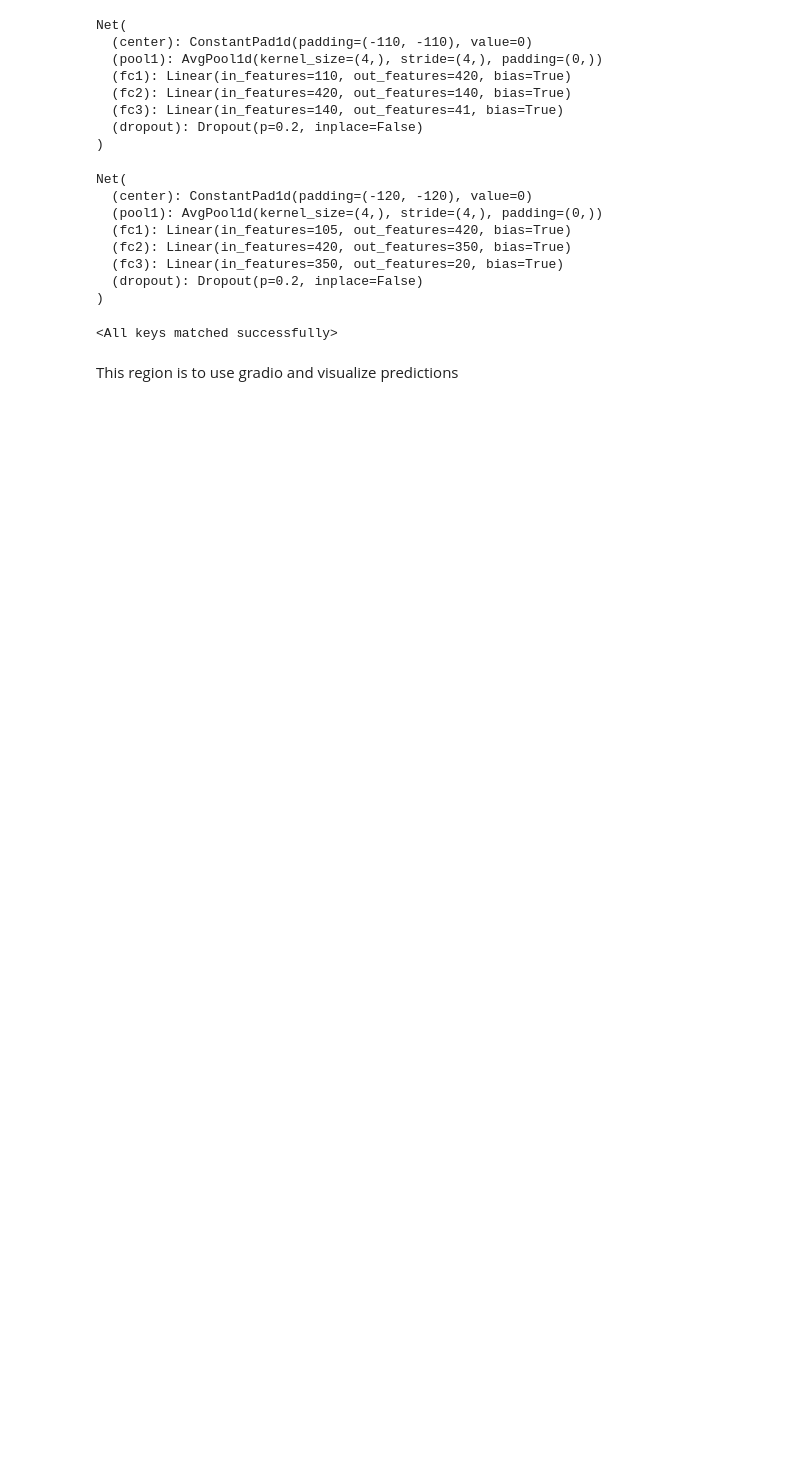
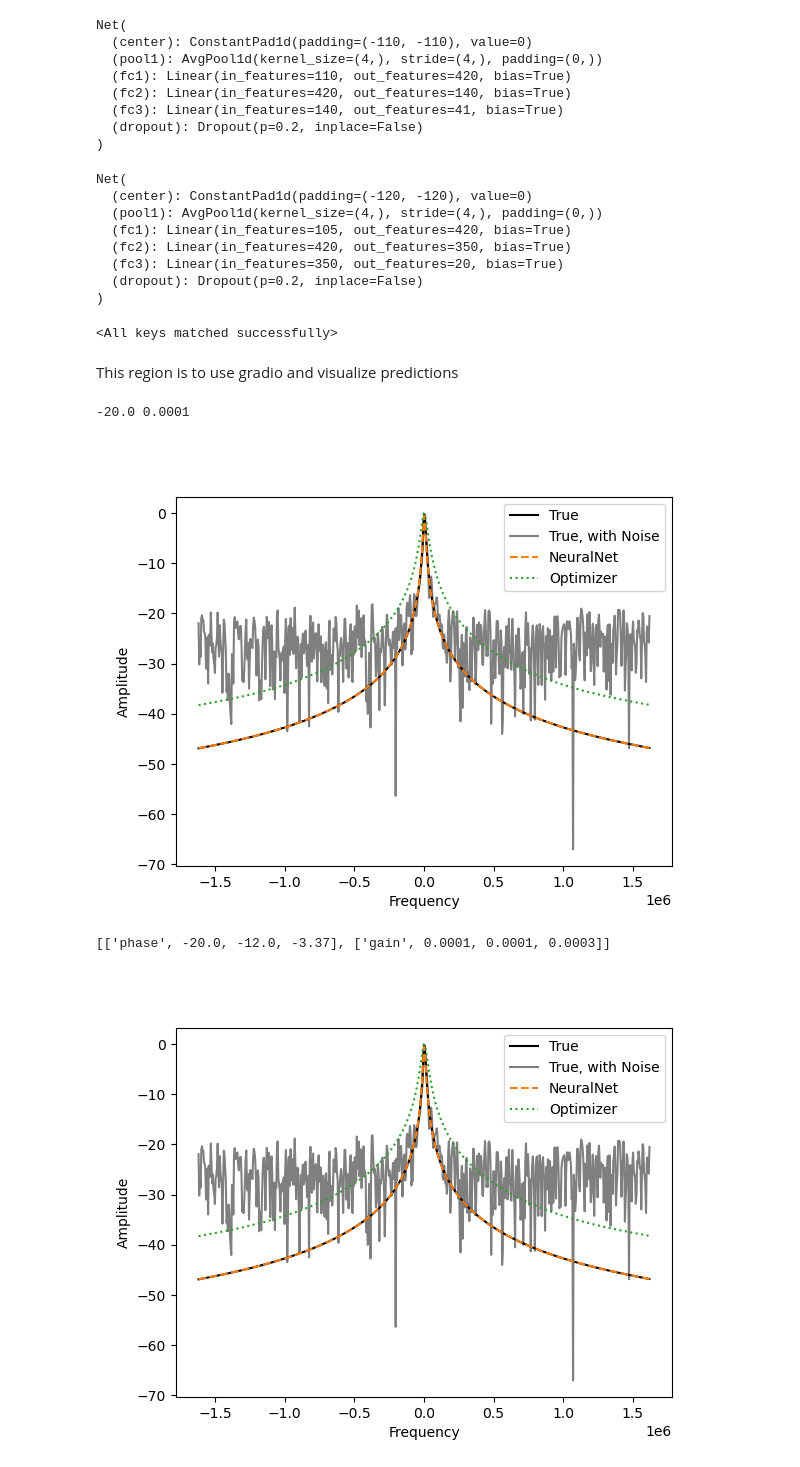
Before and after one commit to kiliakis/ML-LHC-closed-loop, a Jupyter notebook: classifier-demo.ipynb, the cells around one changed output. Cells and saved outputs as stored; diff of their text form; code cells hidden in the pictures; blank space fills up the shorter version.

```diff
--- a/classifier-demo.ipynb
+++ b/classifier-demo.ipynb
@@ -215,7 +218,6 @@ This region is to use gradio and visualize predictions
 # %%
 
 def classify(phase, gain):
-
     phase, gain = float(phase), float(gain)
     print(phase, gain)
     # table = PrettyTable()
@@ -237,35 +239,46 @@ def classify(phase, gain):
         pred_phase = model1(torch.atleast_2d(y_scaled))
         pred_gain = model2(torch.atleast_2d(y_scaled))
 
     # Extract top category
     _, pred_phase = torch.exp(pred_phase).topk(1, dim=1)
     _, pred_gain = torch.exp(pred_gain).topk(1, dim=1)
 
     # Get original value
     pred_phase = phi_encoder.inverse_transform(pred_phase.ravel().numpy())[0]
     pred_gain = gain_encoder.inverse_transform(pred_gain.ravel().numpy())[0]
 
     # Get optimizers results
     (opt_phase, opt_gain), _ = curve_fit_deluxe(gen_tf_no_noise, x, y, trim_edges=130,
                                                 kernel_size=4, stride=1,
                                                 bounds=([-20, 1e-4], [20, 1e-2]), method='trf')
 
     # I add them to the table
     table.append(['phase', float(np.round(phase, 2)), float(np.round(pred_phase, 2)), float(np.round(opt_phase, 2))])
     table.append(['gain', float(np.round(gain, 4)), float(np.round(pred_gain, 4)), float(np.round(opt_gain, 4))])
 
     # I plot them
     fig = plt.figure()
-    p = plt.plot(x, gen_tf_no_noise(x, phase, gain), label=f'True', ls='-')
+    p = plt.plot(x, gen_tf_no_noise(x, phase, gain), label=f'True', ls='-', color='black')
+    plt.plot(x, gen_tf_noise(x, phase, gain), label=f'True, with Noise', ls='-', color='black', alpha=0.5)
     plt.plot(x, gen_tf_no_noise(x, pred_phase, pred_gain), label=f'NeuralNet',
-            ls='--', color=p[0].get_color())
+             ls='--', color='tab:orange')
     plt.plot(x, gen_tf_no_noise(x, opt_phase, opt_gain), label=f'Optimizer',
-             ls=':', color=p[0].get_color())
+             ls=':', color='tab:green')
     plt.xlabel('Frequency')
     plt.ylabel('Amplitude')
     plt.legend()
     # print(table.get_string())
     return fig, table
+
+fig, table = classify(-20, 1e-4)
+fig.show()
+# print(table)
+
 # return: an array (with the predicted/ real values) + a figure with the ploted lines
+# %% [output]
+-20.0 0.0001
+[figure, added]
+[['phase', -20.0, -12.0, -3.37], ['gain', 0.0001, 0.0001, 0.0003]]
+[figure, added]
 # %%
 import gradio as gr
```
Also changed, not shown: parts of 7 cells of this notebook, 2 other files.
